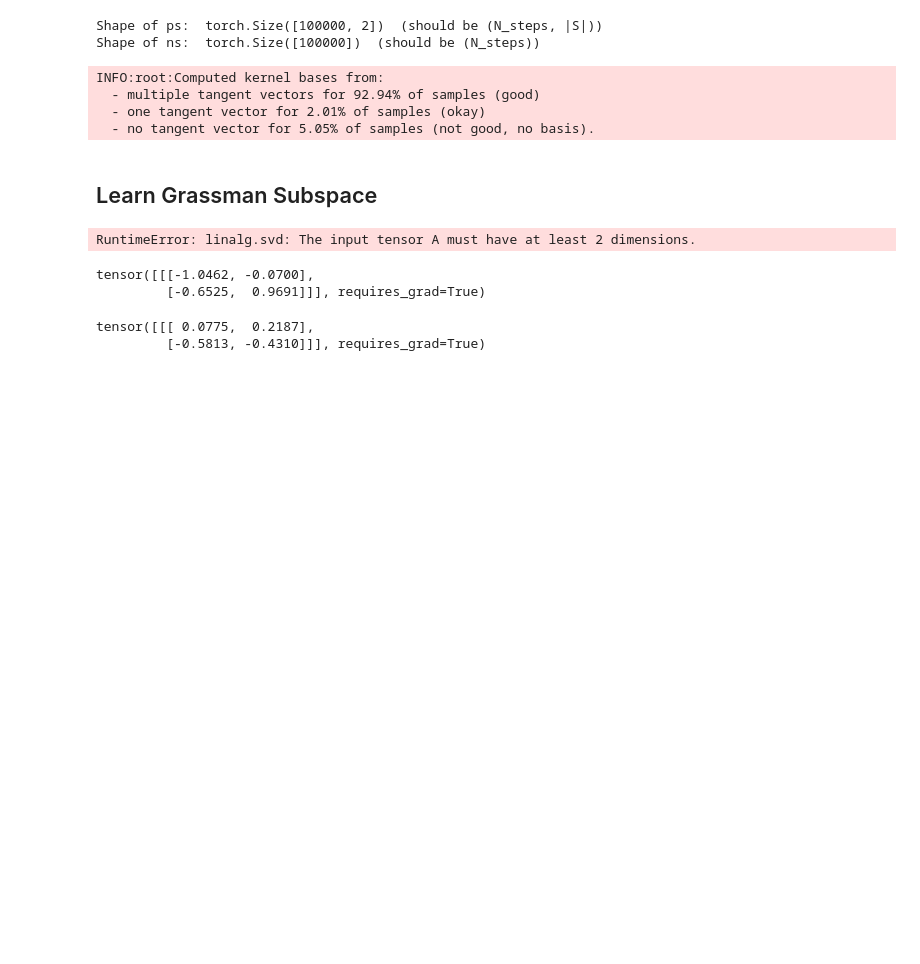
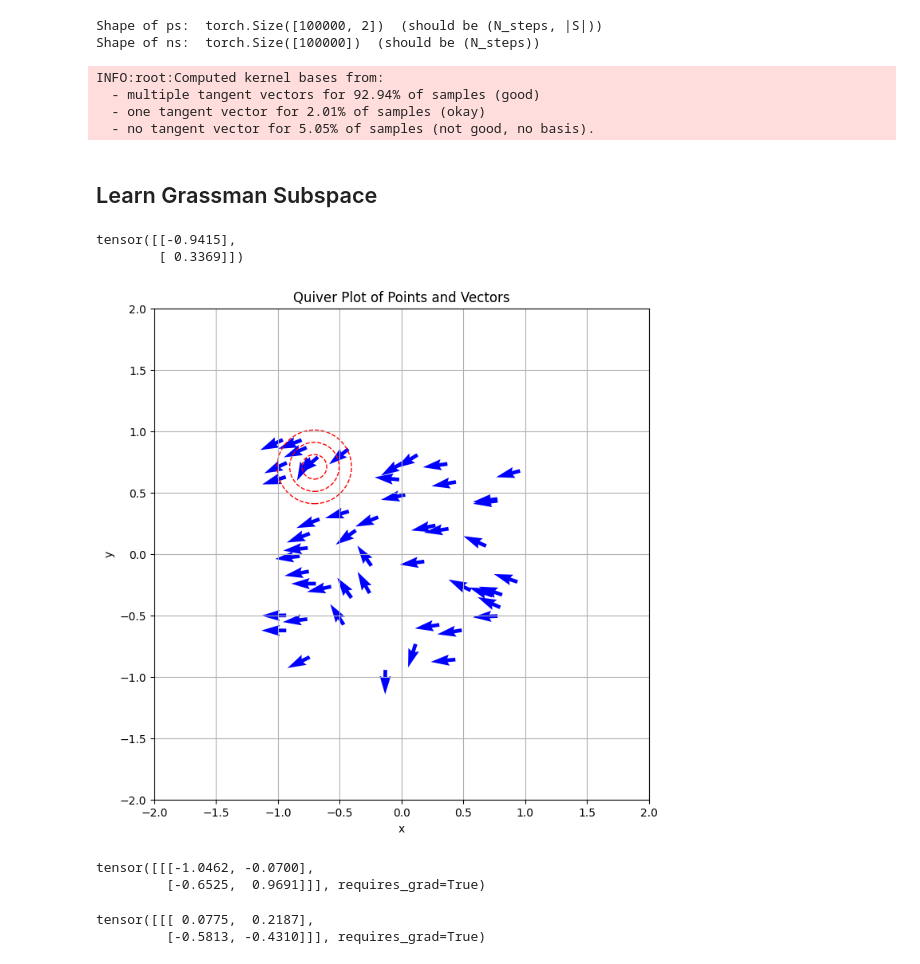
Before and after one commit to PaulNitschke/geo_meta_rl, a Jupyter notebook: learn_kernel.ipynb, the cells around one changed output. Saved outputs shown, nothing was run; the diff lists cells and outputs as text; code cells hidden in the pictures; blank space fills up the shorter version.

Commit message:
implemented grassmann kernel regression, not learning correct kernel yet

```diff
--- a/learn_kernel.ipynb
+++ b/learn_kernel.ipynb
@@ -111,6 +81,0 @@ def smooth_subspace(p_query, ps, kernel_samples, bandwidth):
-# %%
-p_query=torch.tensor([0.5, 0.7])
-
-V_smooth = smooth_subspace(p_query, ps, kernel_samples, bandwidth=0.25)  # (d, k)
-# %% [output]
-RuntimeError: linalg.svd: The input tensor A must have at least 2 dimensions.
@@ -117,3 +128,49 @@ RuntimeError: linalg.svd: The input tensor A must have at least 2 dimensions.
+# %%
+V_smooth
+# %% [output]
+tensor([[-0.9415],
+        [ 0.3369]])
+# %%
+import numpy as np
+
+import matplotlib.pyplot as plt
+
+# Sample 50 points uniformly in the 2D plane
+num_points = 50
+x = np.random.uniform(-1, 1, num_points)
+y = np.random.uniform(-1, 1, num_points)
+points = np.stack([x, y], axis=1)
+
+# Feed points into smooth_subspace and collect vectors
+vectors = []
+for point in points:
+    p_query = torch.tensor(point, dtype=torch.float32)
+    V_smooth = smooth_subspace(p_query, ps, kernel_samples, bandwidth=0.5, n_neighbors=20)
+    vectors.append(V_smooth.numpy())  # Extract the first row of the smoothed subspace
+
+vectors = np.array(vectors)
+# Add circles around the specified goal point
+
+# Plot points and vectors using quiver
+plt.figure(figsize=(8, 8))
+plt.quiver(points[:, 0], points[:, 1], vectors[:, 0], vectors[:, 1], angles='xy', scale_units='xy', scale=5, color='blue')
+
+
+goal = np.array([-0.70506063, 0.70914702])
+circle_radii = [0.5, 1, 1.5]
+for radius in circle_radii:
+    circle = plt.Circle(goal, radius, color='red', fill=False, linestyle='--')
+    plt.gca().add_artist(circle)
+
+plt.xlim(-2, 2)
+plt.ylim(-2, 2)
+plt.xlabel('x')
+plt.ylabel('y')
+plt.title('Quiver Plot of Points and Vectors')
+plt.grid()
+plt.show()
+# %% [output]
+[figure, added]
 # %%
 import torch as th
 from src.learning.symmetry_discovery.differential.diff_generator import DiffGenerator
```
Also changed, not shown: parts of 2 cells of this notebook, 3 other files.
